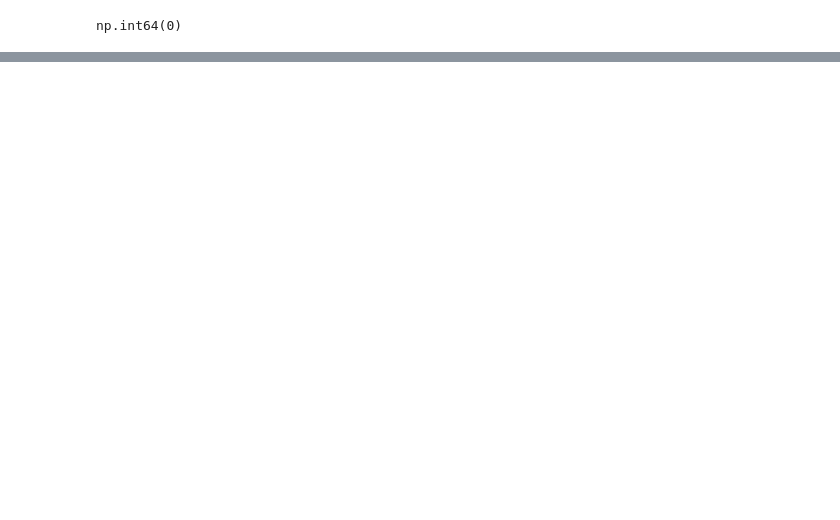
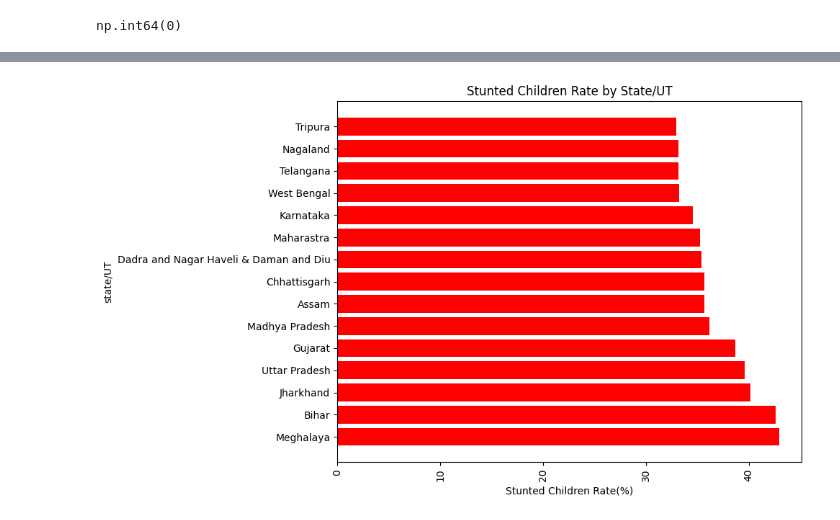
Before and after one commit to Vedid11/india_health_analytics_nhfs, a Jupyter notebook: notebooks/eda.ipynb, the cells around one changed output, grey strips where cells are left out. Cells and saved outputs as stored; diff of their text form; code cells hidden in the pictures; blank space fills up the shorter version.

```diff
--- a/notebooks/eda.ipynb
+++ b/notebooks/eda.ipynb
@@ -259,0 +340,12 @@ df
+# %%
+sc_df=df_final.groupby("State/UT")["Stunted_Children"].mean().sort_values(ascending=False).head(15)
+plt.figure(figsize=(10,6))
+plt.barh(sc_df.index, sc_df.values, color="red")
+plt.xticks(rotation=90)
+plt.ylabel("state/UT")
+plt.xlabel("Stunted Children Rate(%)")
+plt.title("Stunted Children Rate by State/UT")
+plt.tight_layout()
+plt.show()
+# %% [output]
+[figure, added]
```
Also changed, not shown: parts of 38 cells of this notebook, 1 other file.
